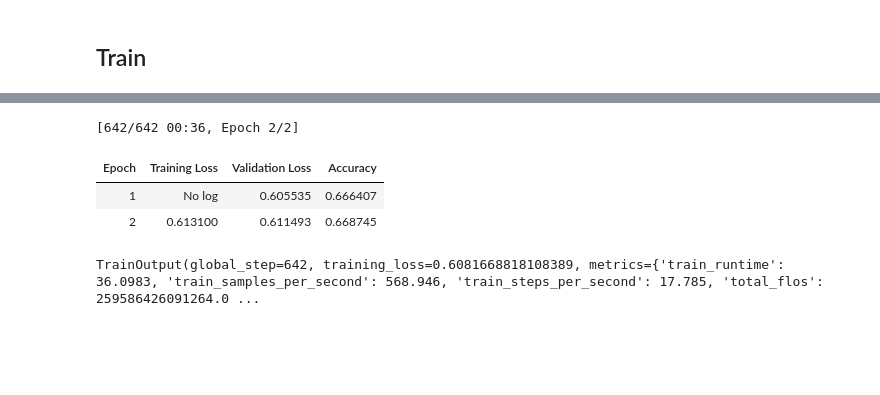
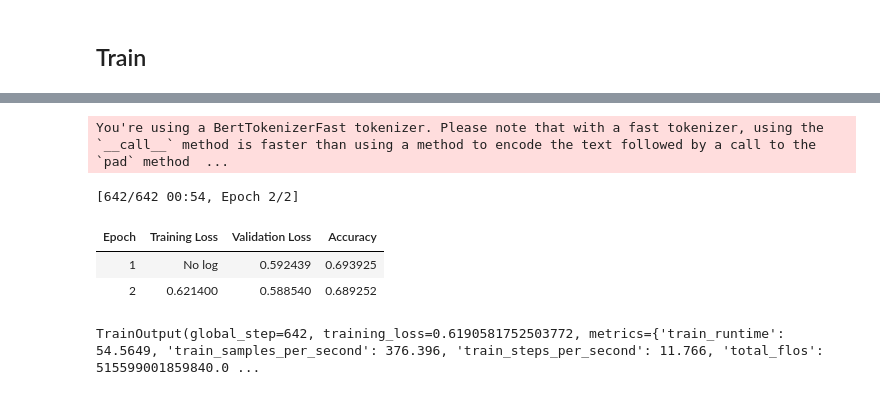
Before and after one commit to RiyaAg/EECS-595-Fake-News-Detection, a Jupyter notebook: BERT_Classification.ipynb, the cells around one changed output, grey strips where cells are left out. Cells and saved outputs as stored; diff of their text form; code cells hidden in the pictures; blank space fills up the shorter version.

Commit message:
fine tuned bert and replaced distilbert

```diff
--- a/BERTClassification.ipynb
+++ b/BERT_Classification.ipynb
@@ -30,7 +12,7 @@ liar = load_dataset("liar")
 # %%
 from transformers import AutoTokenizer
 
-tokenizer = AutoTokenizer.from_pretrained("distilbert-base-uncased")
+tokenizer = AutoTokenizer.from_pretrained("bert-base-uncased")
 # %%
 def preprocess_function(examples):
     return tokenizer(examples["statement"], truncation=True)
@@ -80,7 +62,7 @@ label_mapping = {0: 0, 1: 0, 2: 1, 3: 1, 4: 0, 5:0}
 
 tokenized_liar["train"] = tokenized_liar["train"].map(lambda x: {"label": label_mapping[x["label"]]})
 tokenized_liar["test"] = tokenized_liar["test"].map(lambda x: {"label": label_mapping[x["label"]]})
-tokenized_liar["val"] = tokenized_liar["validation"].map(lambda x: {"label": label_mapping[x["label"]]})
+tokenized_liar["validation"] = tokenized_liar["validation"].map(lambda x: {"label": label_mapping[x["label"]]})
 # %%
 
 id2label = {0: "FALSE", 1: "TRUE"}
@@ -89,6 +71,6 @@ label2id = {"FALSE": 0, "TRUE": 1}
 from transformers import AutoModelForSequenceClassification, TrainingArguments, Trainer
 
 model = AutoModelForSequenceClassification.from_pretrained(
-    "distilbert-base-uncased", num_labels=2, id2label=id2label, label2id=label2id
+    "bert-base-uncased", num_labels=2, id2label=id2label, label2id=label2id
 )
 # %% [output]
@@ -118,32 +82,33 @@ Requirement already satisfied: mpmath>=0.19 in /usr/local/lib/python3.10/dist-pa
 # %%
 import torch
 training_args = TrainingArguments(
-    output_dir="my_awesome_model",
-    learning_rate=2e-5,
+    output_dir="/content",
+    learning_rate=1e-5,
     per_device_train_batch_size=32,
     per_device_eval_batch_size=32,
     num_train_epochs=2,
     weight_decay=0.01,
     evaluation_strategy="epoch",
     save_strategy="epoch",
     load_best_model_at_end=True,
 )
 
 trainer = Trainer(
     model=model,
     args=training_args,
     train_dataset=tokenized_liar["train"],
-    eval_dataset=tokenized_liar["test"],
+    eval_dataset=tokenized_liar["validation"],
     tokenizer=tokenizer,
     data_collator=data_collator,
     compute_metrics=compute_metrics,
 )
 # device = torch.device('cuda')
 # model = model.to(device)
 trainer.train()
 # %% [output]
-[642/642 00:36, Epoch 2/2]
+You're using a BertTokenizerFast tokenizer. Please note that with a fast tokenizer, using the `__call__` method is faster than using a method to encode the text followed by a call to the `pad` method  ...
+[642/642 00:54, Epoch 2/2]
 | Epoch | Training Loss | Validation Loss | Accuracy |
-| 1 | No log | 0.605535 | 0.666407 |
-| 2 | 0.613100 | 0.611493 | 0.668745 |
+| 1 | No log | 0.592439 | 0.693925 |
+| 2 | 0.621400 | 0.588540 | 0.689252 |
-TrainOutput(global_step=642, training_loss=0.6081668818108389, metrics={'train_runtime': 36.0983, 'train_samples_per_second': 568.946, 'train_steps_per_second': 17.785, 'total_flos': 259586426091264.0 ...
+TrainOutput(global_step=642, training_loss=0.6190581752503772, metrics={'train_runtime': 54.5649, 'train_samples_per_second': 376.396, 'train_steps_per_second': 11.766, 'total_flos': 515599001859840.0 ...
```
Also changed, not shown: parts of 10 cells of this notebook, 1 other file.
